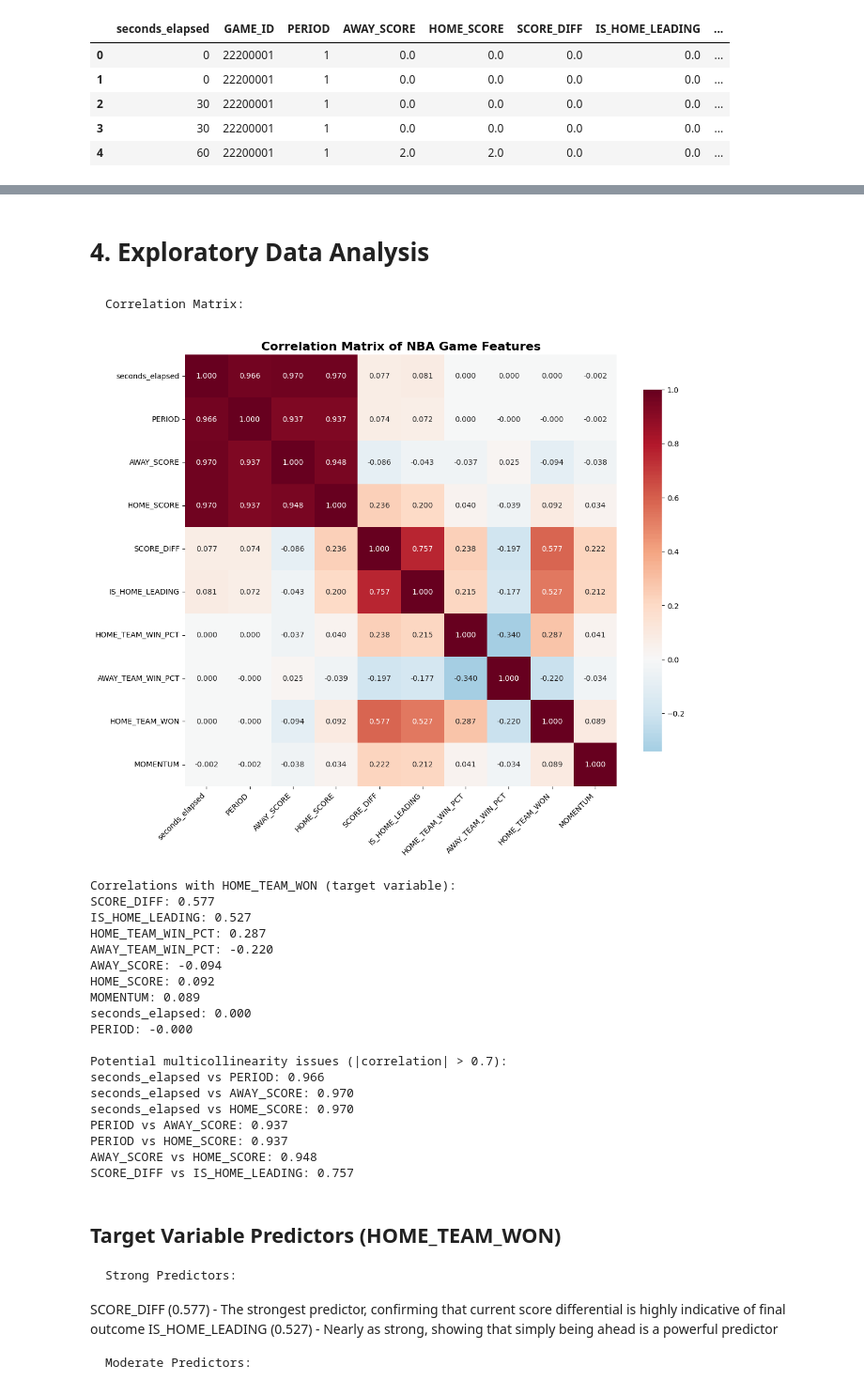
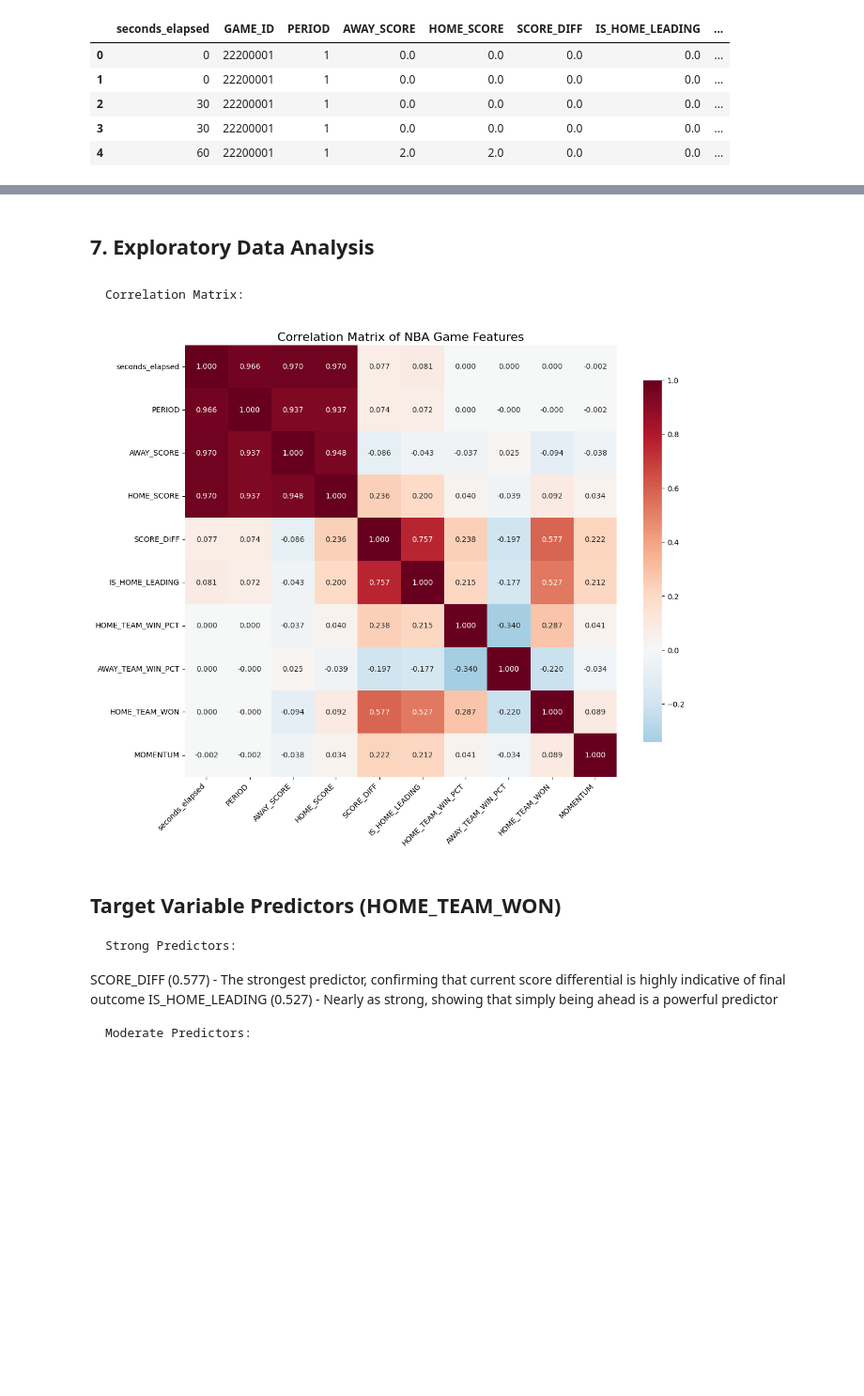
Before and after one commit to MibhaelGray/NBA-Game-Outcomes-A-Machine-Learning-Approach-Based-on-Real-Time-Score-Differentials, a Jupyter notebook: src/models/model.ipynb, the cells around one changed output, grey strips where cells are left out. Shown at 94% size. Saved outputs shown, nothing was run; the diff lists cells and outputs as text; code cells hidden in the pictures; blank space fills up the shorter version.

```diff
--- a/src/models/model.ipynb
+++ b/src/models/model.ipynb
@@ -105,58 +127,39 @@ Upon initial exploration, I identified 1,792 missing values in my dataset's scor
 The missing data spans from the 12:00 to 5:30 mark (minutes and seconds remaining) or equivalently from the 0 to 390th second mark of overtime periods. This pattern exists because NBA overtime periods are only 5 minutes long, rather than the standard 12 minutes of regular quarters.
 Since overtime games constitute a relatively small proportion of my dataset, there aren't enough unique overtime period snapshots to enable reliable model training for these scenarios. Therefore, to maintain data consistency and model reliability, I decided to exclude all overtime games from my analysis. This approach allows me to focus on regulation-time game dynamics while eliminating the missing value issue entirely, rather than implementing imputation methods that might introduce bias into the overtime period data.
 # %% [markdown]
-# 4. Exploratory Data Analysis
+## 7. Exploratory Data Analysis
 # %% [markdown]
     Correlation Matrix:
 # %%
 import matplotlib.pyplot as plt
 import seaborn as sns
 import numpy as np
 
 numeric_features = [
     'seconds_elapsed', 'PERIOD', 'AWAY_SCORE', 'HOME_SCORE',
     'SCORE_DIFF', 'IS_HOME_LEADING', 'HOME_TEAM_WIN_PCT',
     'AWAY_TEAM_WIN_PCT', 'HOME_TEAM_WON', 'MOMENTUM'
 ]
 
 
 correlation_matrix = nba_games_2022_2023[numeric_features].corr()
 
 plt.figure(figsize=(12, 10))
 sns.heatmap(correlation_matrix,
             annot=True,
             cmap='RdBu_r',
             center=0, \
             square=True,
             fmt='.3f',
             cbar_kws={'shrink': 0.8})
 
-plt.title('Correlation Matrix of NBA Game Features', fontsize=16, fontweight='bold')
+plt.title('Correlation Matrix of NBA Game Features', fontsize=16)
 plt.xticks(rotation=45, ha='right')
 plt.yticks(rotation=0)
 plt.tight_layout()
 plt.show()
 # %% [output]
-[figure, old version]
+[figure, new version]
-Correlations with HOME_TEAM_WON (target variable):
-SCORE_DIFF: 0.577
-IS_HOME_LEADING: 0.527
-HOME_TEAM_WIN_PCT: 0.287
-AWAY_TEAM_WIN_PCT: -0.220
-AWAY_SCORE: -0.094
-HOME_SCORE: 0.092
-MOMENTUM: 0.089
-seconds_elapsed: 0.000
-PERIOD: -0.000
-
-Potential multicollinearity issues (|correlation| > 0.7):
-seconds_elapsed vs PERIOD: 0.966
-seconds_elapsed vs AWAY_SCORE: 0.970
-seconds_elapsed vs HOME_SCORE: 0.970
-PERIOD vs AWAY_SCORE: 0.937
-PERIOD vs HOME_SCORE: 0.937
-AWAY_SCORE vs HOME_SCORE: 0.948
-SCORE_DIFF vs IS_HOME_LEADING: 0.757
 # %% [markdown]
 ## Target Variable Predictors (HOME_TEAM_WON)
     Strong Predictors:
```
Also changed, not shown: parts of 48 cells of this notebook, 10 other files.
